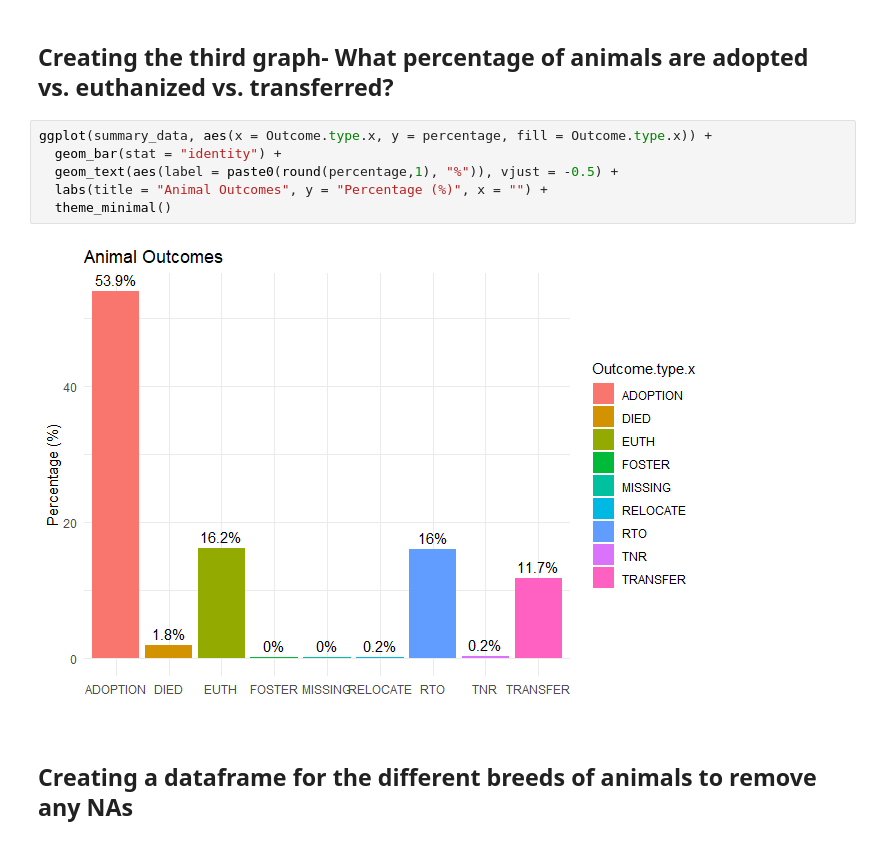
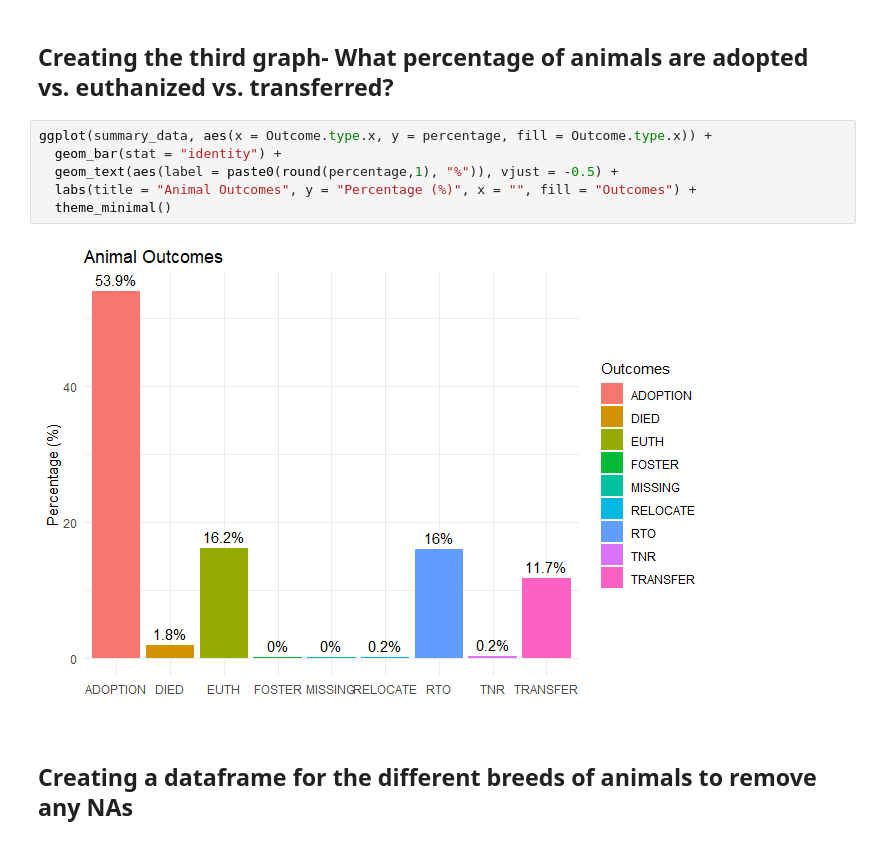
Before and after one commit to gcasti34/DATA-205-Spring-2026, a Jupyter notebook: Data 206 Capstone EDA Project.ipynb, the cells around one changed output. Cells and saved outputs as stored; diff of their text form.

```diff
--- a/Data 206 Capstone EDA Project.ipynb
+++ b/Data 206 Capstone EDA Project.ipynb
@@ -188,11 +190,11 @@ summary_data <- combined %>%
 # %%
 ggplot(summary_data, aes(x = Outcome.type.x, y = percentage, fill = Outcome.type.x)) +
   geom_bar(stat = "identity") +
   geom_text(aes(label = paste0(round(percentage,1), "%")), vjust = -0.5) +
-  labs(title = "Animal Outcomes", y = "Percentage (%)", x = "") +
+  labs(title = "Animal Outcomes", y = "Percentage (%)", x = "", fill = "Outcomes") +
   theme_minimal()
 # %% [output]
-[figure, old version]
+[figure, new version]
 # %% [markdown]
 ## Creating a dataframe for the different breeds of animals to remove any NAs
 # %%
```
Also changed, not shown: parts of 2 cells of this notebook.
